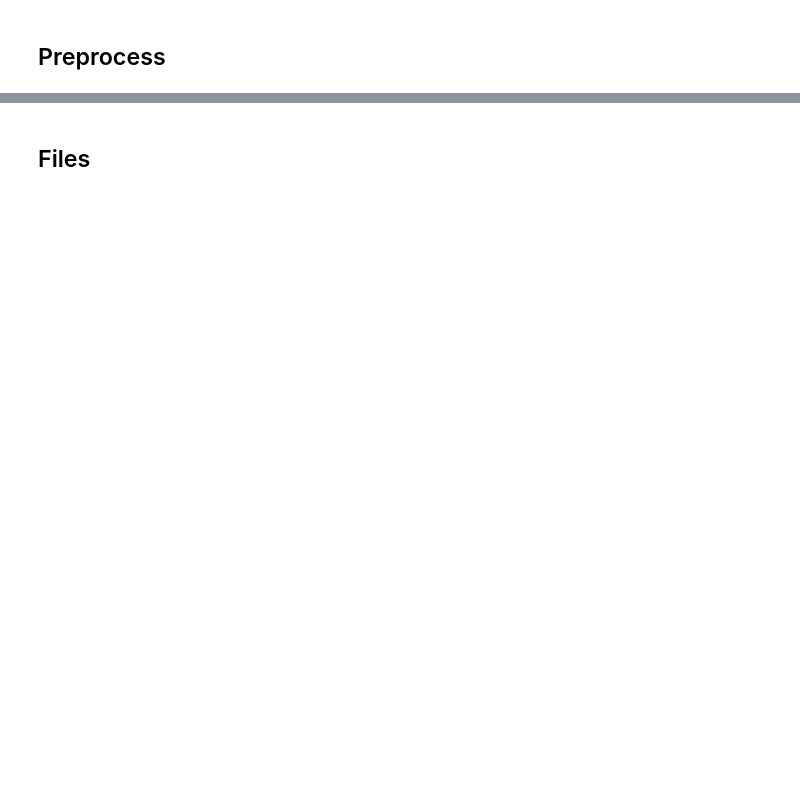
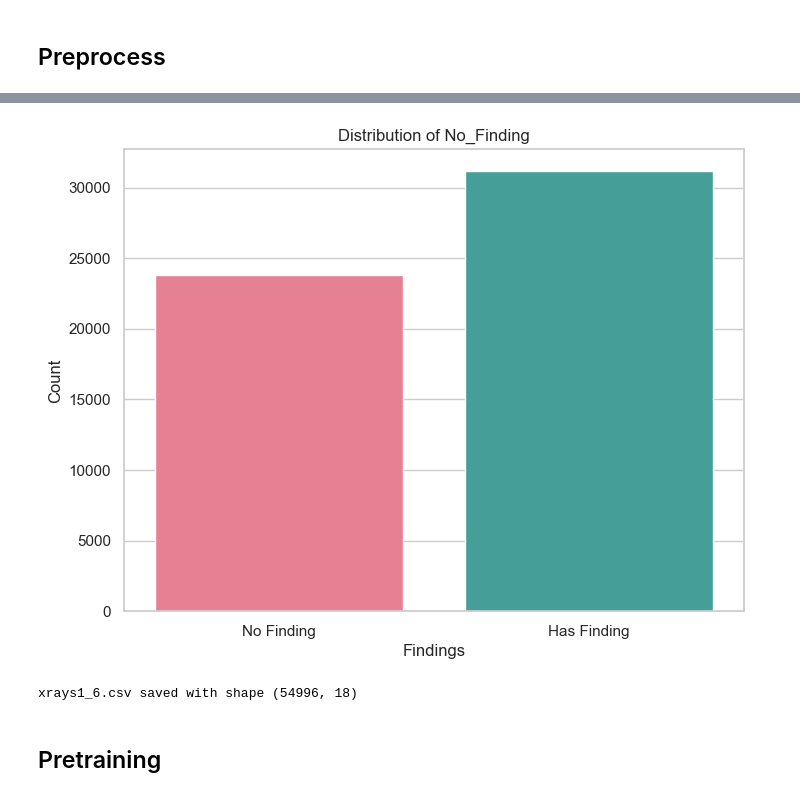
Before and after one commit to qkestacion07/CPE313, a Jupyter notebook: X_ray/train.ipynb, the cells around one changed output, grey strips where cells are left out. Drawn from its saved outputs; the diff is of its cells as text; code cells hidden in the pictures; blank space fills up the shorter version.

```diff
--- a/X_ray/train.ipynb
+++ b/X_ray/train.ipynb
@@ -96,3 +219,4 @@ df.info()
 # %%
 df['Patient Gender'].replace({'M': 1, 'F': 0}, inplace=True)
+df['View Position'].replace({'AP': 1, 'PA': 0}, inplace=True)
 df.head()
@@ -160,6 +307,19 @@ df['No_Finding'].value_counts()
+# %%
+plt.figure(figsize=(8, 6))
+sns.countplot(data=df, x='No_Finding', hue='No_Finding', palette='husl', legend=False)
+plt.title('Distribution of No_Finding')
+plt.xlabel('Findings')
+plt.xticks([0, 1], ['No Finding', 'Has Finding'])
+plt.ylabel('Count')
+plt.show()
+# %% [output]
+[figure, added]
 # %%
 filename = 'xrays1_6.csv'
 if not os.path.exists(filename):
     df.to_csv(filename,index=False)
+print(filename,'saved with shape', df.shape)
+# %% [output]
+xrays1_6.csv saved with shape (54996, 18)
 # %% [markdown]
-## Files
+## Pretraining
```
Also changed, not shown: parts of 48 cells of this notebook, 2 other files.
